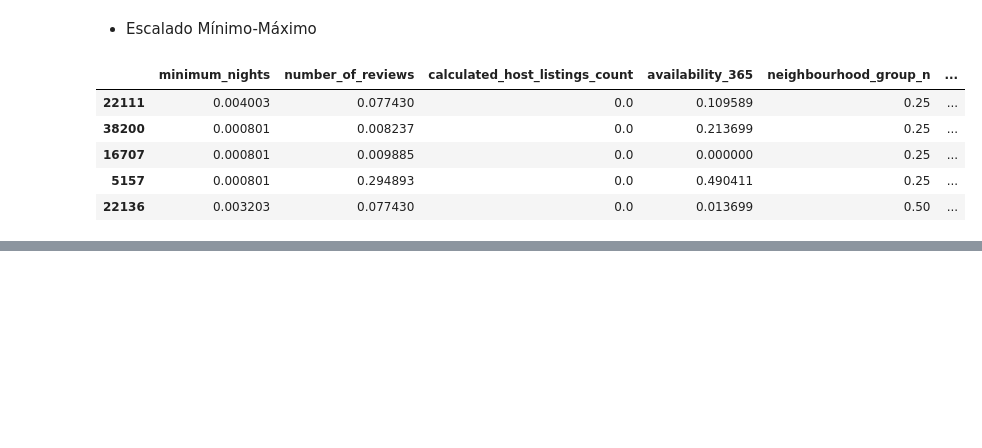
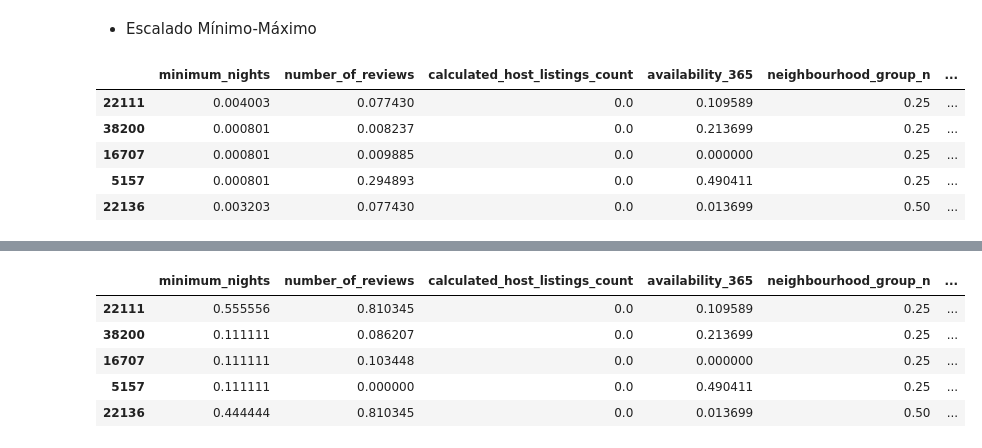
Before and after one commit to 4GeeksAcademy/EDA-exercises, a Jupyter notebook: src/explore.ipynb, the cells around one changed output, grey strips where cells are left out. Saved outputs shown, nothing was run; the diff lists cells and outputs as text; code cells hidden in the pictures; blank space fills up the shorter version.

```diff
--- a/src/explore.ipynb
+++ b/src/explore.ipynb
@@ -619,0 +670,21 @@ X_train_scal.head()
+# %%
+from sklearn.preprocessing import MinMaxScaler
+
+scaler = MinMaxScaler()
+scaler.fit(X_train_no)
+
+X_train_no_scal = scaler.transform(X_train_no)
+X_train_no_scal = pd.DataFrame(X_train_no_scal, index = X_train_no.index, columns = predict)
+
+X_test_no_scal = scaler.transform(X_test_no)
+X_test_no_scal = pd.DataFrame(X_test_no_scal, index = X_test.index, columns = predict)
+
+#base de datos con outliers escalada
+X_train_no_scal.head()
+# %% [output]
+|  | minimum_nights | number_of_reviews | calculated_host_listings_count | availability_365 | neighbourhood_group_n | ... |
+| 22111 | 0.555556 | 0.810345 | 0.0 | 0.109589 | 0.25 | ... |
+| 38200 | 0.111111 | 0.086207 | 0.0 | 0.213699 | 0.25 | ... |
+| 16707 | 0.111111 | 0.103448 | 0.0 | 0.000000 | 0.25 | ... |
+| 5157 | 0.111111 | 0.000000 | 0.0 | 0.490411 | 0.25 | ... |
+| 22136 | 0.444444 | 0.810345 | 0.0 | 0.013699 | 0.50 | ... |
```
Also changed, not shown: parts of 10 cells of this notebook, 11 other files.
